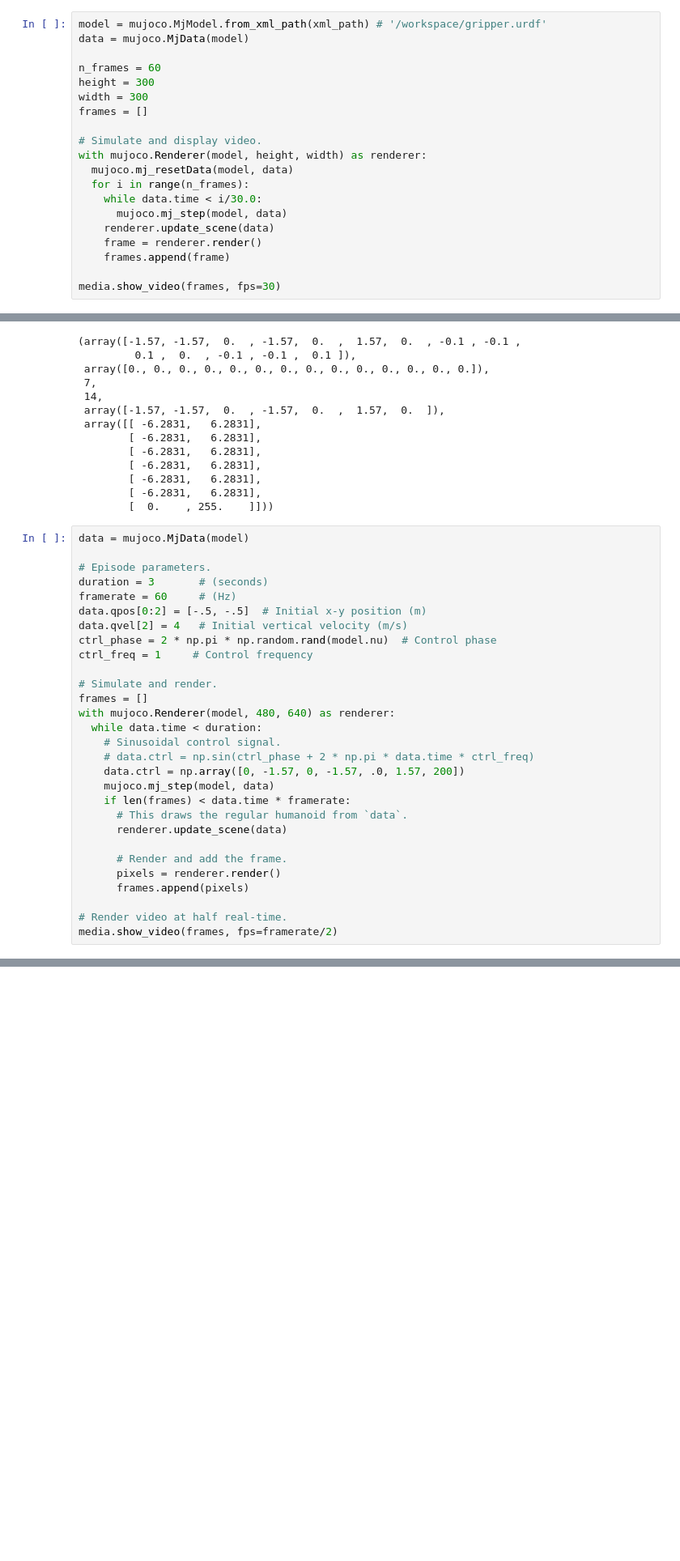
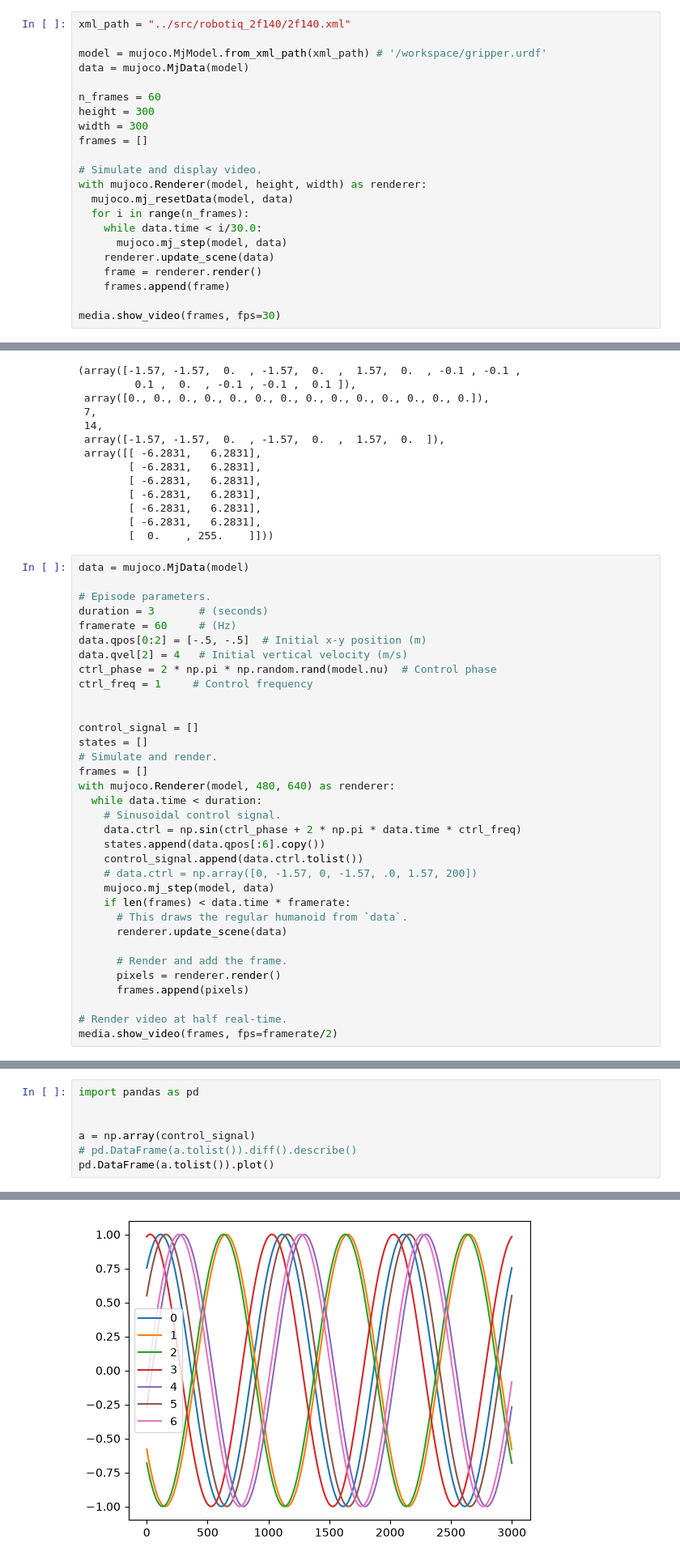
Before and after one commit to huyhoang251296/visual_manipulation_rl, a Jupyter notebook: workspace/notebooks/convert_urdf_to_mjcf.ipynb, the cells around one changed output, grey strips where cells are left out. Shown at 81% size. Drawn from its saved outputs; the diff is of its cells as text; blank space fills up the shorter version.

```diff
--- a/workspace/notebooks/convert_urdf_to_mjcf.ipynb
+++ b/workspace/notebooks/convert_urdf_to_mjcf.ipynb
@@ -41,6 +49,8 @@ with mujoco.Renderer(model) as renderer:
 # %% [output]
 [interactive output not drawn]
 # %%
+xml_path = "../src/robotiq_2f140/2f140.xml"
+
 model = mujoco.MjModel.from_xml_path(xml_path) # '/workspace/gripper.urdf'
 data = mujoco.MjData(model)
 
@@ -280,13 +303,18 @@ data.qvel[2] = 4   # Initial vertical velocity (m/s)
 ctrl_phase = 2 * np.pi * np.random.rand(model.nu)  # Control phase
 ctrl_freq = 1     # Control frequency
 
+
+control_signal = []
+states = []
 # Simulate and render.
 frames = []
 with mujoco.Renderer(model, 480, 640) as renderer:
   while data.time < duration:
     # Sinusoidal control signal.
-    # data.ctrl = np.sin(ctrl_phase + 2 * np.pi * data.time * ctrl_freq)
-    data.ctrl = np.array([0, -1.57, 0, -1.57, .0, 1.57, 200])
+    data.ctrl = np.sin(ctrl_phase + 2 * np.pi * data.time * ctrl_freq)
+    states.append(data.qpos[:6].copy())
+    control_signal.append(data.ctrl.tolist())
+    # data.ctrl = np.array([0, -1.57, 0, -1.57, .0, 1.57, 200])
     mujoco.mj_step(model, data)
     if len(frames) < data.time * framerate:
       # This draws the regular humanoid from `data`.
@@ -302,0 +331,8 @@ media.show_video(frames, fps=framerate/2)
+# %%
+import pandas as pd
+
+
+a = np.array(control_signal)
+# pd.DataFrame(a.tolist()).diff().describe()
+pd.DataFrame(a.tolist()).plot()
+# %% [output]
@@ -302,0 +340 @@ media.show_video(frames, fps=framerate/2)
+[figure, added]
```
Also changed, not shown: parts of 9 cells of this notebook, 15 other files.
